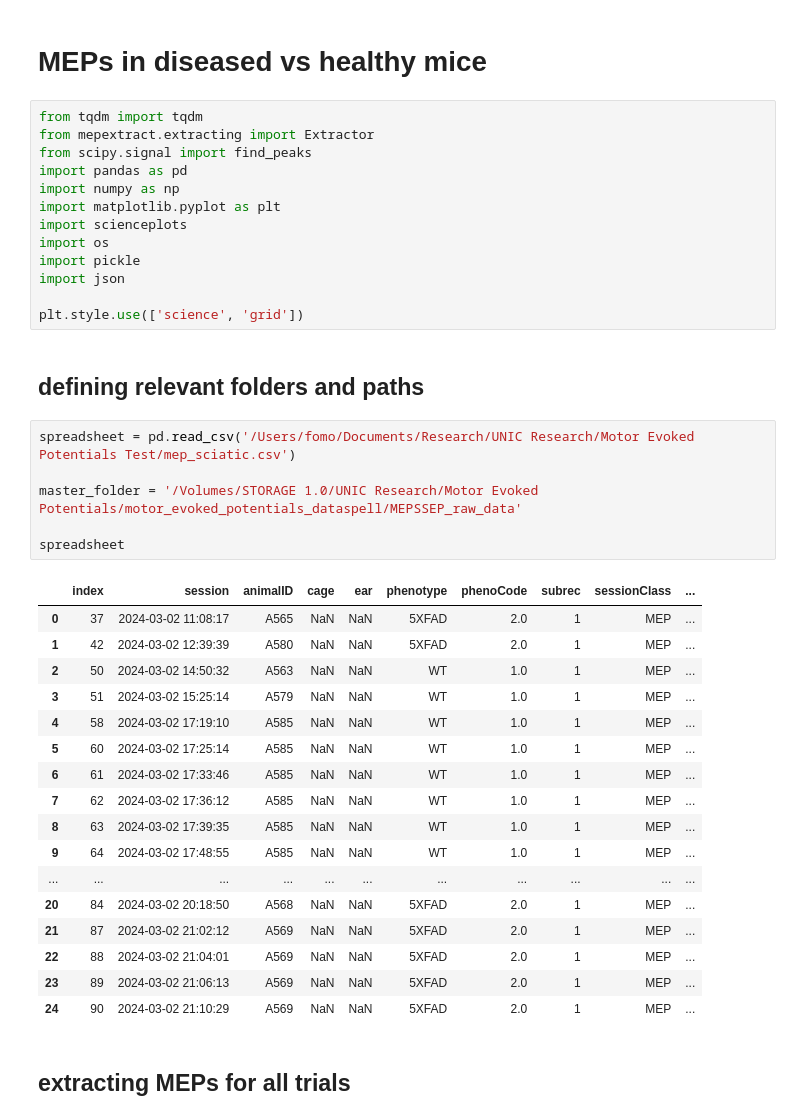
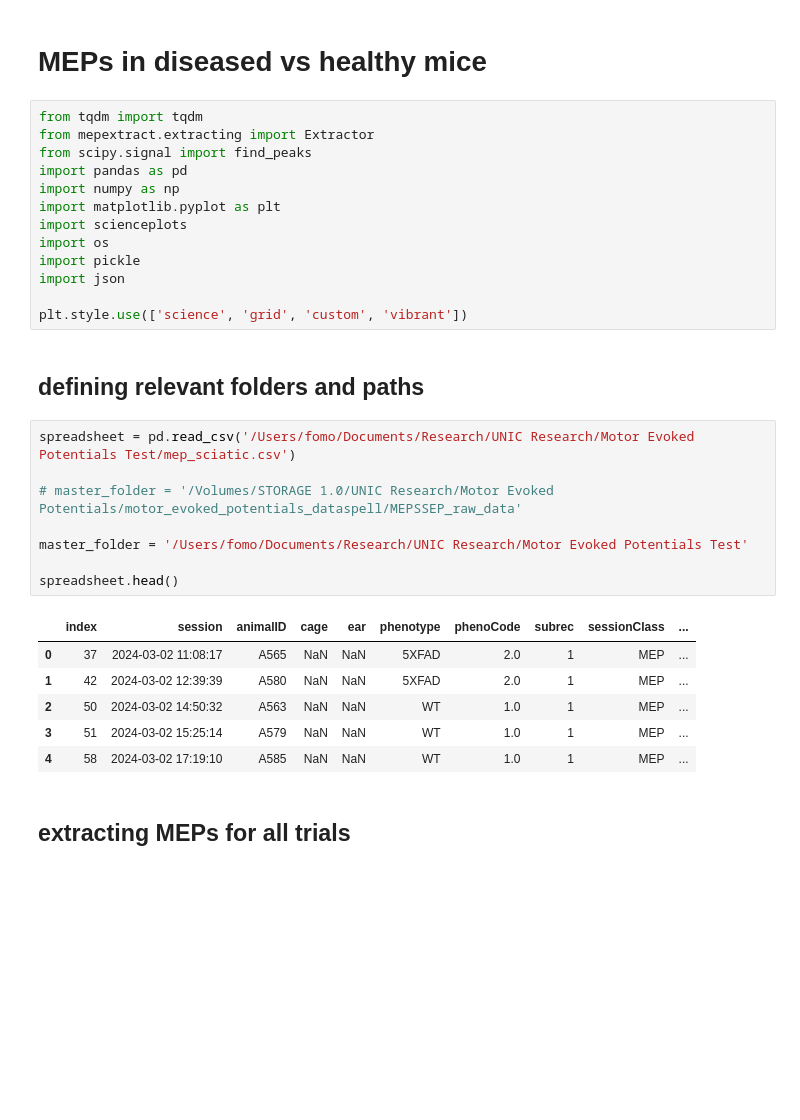
Before and after one commit to raknah/neuroelectrophysiology, a Jupyter notebook: notebooks/simplfied MEP extract.ipynb, the cells around one changed output. Drawn from its saved outputs; the diff is of its cells as text; blank space fills up the shorter version.

```diff
--- a/notebooks/simplfied MEP extract.ipynb
+++ b/notebooks/simplfied MEP extract.ipynb
@@ -12,33 +12,24 @@ import os
 import pickle
 import json
 
-plt.style.use(['science', 'grid'])
+plt.style.use(['science', 'grid', 'custom', 'vibrant'])
 # %% [markdown]
 ## defining relevant folders and paths
 # %%
 spreadsheet = pd.read_csv('/Users/fomo/Documents/Research/UNIC Research/Motor Evoked Potentials Test/mep_sciatic.csv')
 
-master_folder = '/Volumes/STORAGE 1.0/UNIC Research/Motor Evoked Potentials/motor_evoked_potentials_dataspell/MEPSSEP_raw_data'
+# master_folder = '/Volumes/STORAGE 1.0/UNIC Research/Motor Evoked Potentials/motor_evoked_potentials_dataspell/MEPSSEP_raw_data'
 
-spreadsheet
+master_folder = '/Users/fomo/Documents/Research/UNIC Research/Motor Evoked Potentials Test'
+
+spreadsheet.head()
 # %% [output]
 |  | index | session | animalID | cage | ear | phenotype | phenoCode | subrec | sessionClass | ... |
 | 0 | 37 | 2024-03-02 11:08:17 | A565 | NaN | NaN | 5XFAD | 2.0 | 1 | MEP | ... |
 | 1 | 42 | 2024-03-02 12:39:39 | A580 | NaN | NaN | 5XFAD | 2.0 | 1 | MEP | ... |
 | 2 | 50 | 2024-03-02 14:50:32 | A563 | NaN | NaN | WT | 1.0 | 1 | MEP | ... |
 | 3 | 51 | 2024-03-02 15:25:14 | A579 | NaN | NaN | WT | 1.0 | 1 | MEP | ... |
 | 4 | 58 | 2024-03-02 17:19:10 | A585 | NaN | NaN | WT | 1.0 | 1 | MEP | ... |
-| 5 | 60 | 2024-03-02 17:25:14 | A585 | NaN | NaN | WT | 1.0 | 1 | MEP | ... |
-| 6 | 61 | 2024-03-02 17:33:46 | A585 | NaN | NaN | WT | 1.0 | 1 | MEP | ... |
-| 7 | 62 | 2024-03-02 17:36:12 | A585 | NaN | NaN | WT | 1.0 | 1 | MEP | ... |
-| 8 | 63 | 2024-03-02 17:39:35 | A585 | NaN | NaN | WT | 1.0 | 1 | MEP | ... |
-| 9 | 64 | 2024-03-02 17:48:55 | A585 | NaN | NaN | WT | 1.0 | 1 | MEP | ... |
-| ... | ... | ... | ... | ... | ... | ... | ... | ... | ... | ... |
-| 20 | 84 | 2024-03-02 20:18:50 | A568 | NaN | NaN | 5XFAD | 2.0 | 1 | MEP | ... |
-| 21 | 87 | 2024-03-02 21:02:12 | A569 | NaN | NaN | 5XFAD | 2.0 | 1 | MEP | ... |
-| 22 | 88 | 2024-03-02 21:04:01 | A569 | NaN | NaN | 5XFAD | 2.0 | 1 | MEP | ... |
-| 23 | 89 | 2024-03-02 21:06:13 | A569 | NaN | NaN | 5XFAD | 2.0 | 1 | MEP | ... |
-| 24 | 90 | 2024-03-02 21:10:29 | A569 | NaN | NaN | 5XFAD | 2.0 | 1 | MEP | ... |
 # %% [markdown]
 ## extracting MEPs for all trials
 # %%
```
Also changed, not shown: parts of 6 cells of this notebook, 1 other file.
